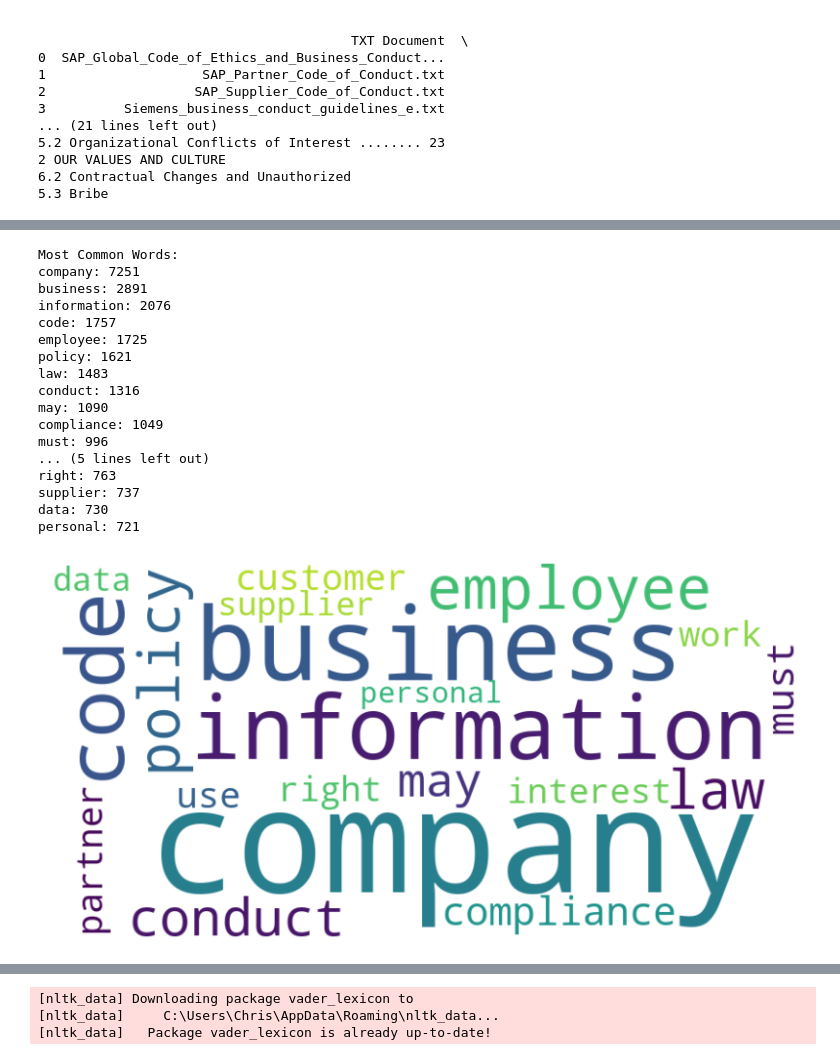
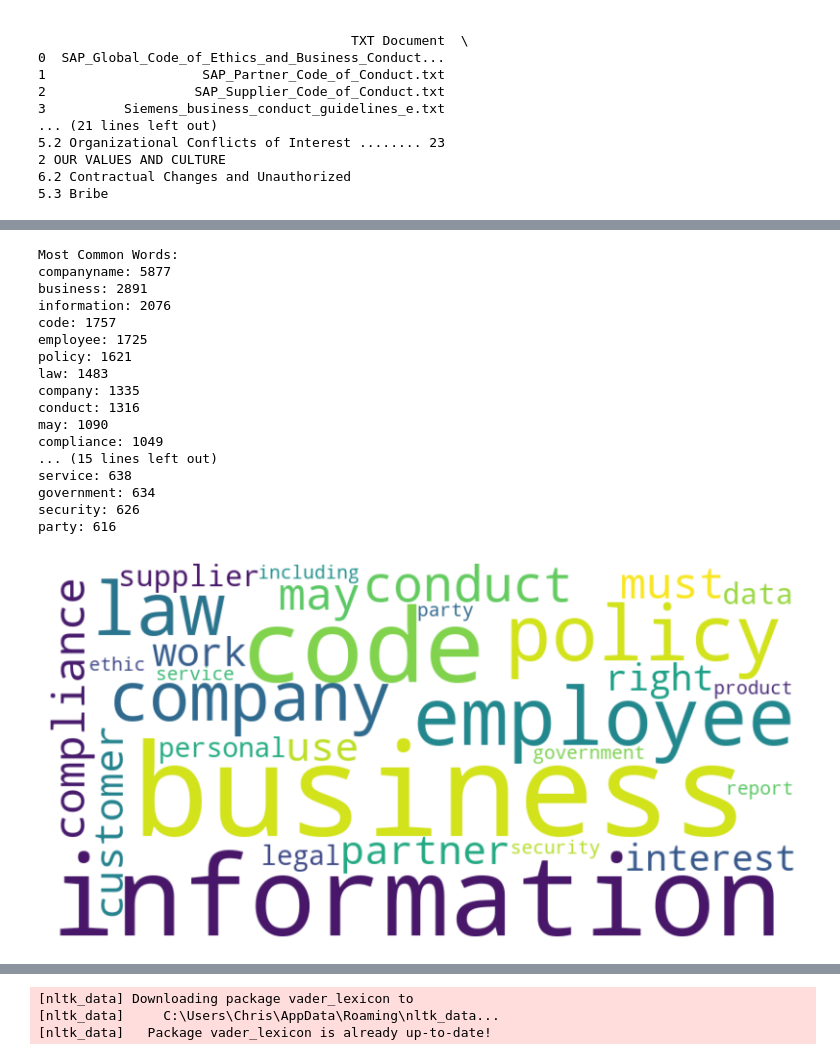
Before and after one commit to chrrei/cme-analysis, a Jupyter notebook: cme_analysis.ipynb, the cells around one changed output, grey strips where cells are left out. Saved outputs shown, nothing was run; the diff lists cells and outputs as text; code cells hidden in the pictures.

Commit message:
adjusted analysis notebook

```diff
--- a/cme_analysis.ipynb
+++ b/cme_analysis.ipynb
@@ -67,51 +66,52 @@ from nltk.tokenize import word_tokenize, MWETokenizer
 from nltk.stem import WordNetLemmatizer
 from nltk.stem.snowball import GermanStemmer
 
-# Set seed for reproducibility in langdetect
+# Seed für reproduzierbarkeit
 DetectorFactory.seed = 0
 
-# Necessary NLTK resources
+# NLTK ressourcen
 nltk.download('punkt')
 nltk.download('stopwords')
 nltk.download('wordnet')
 nltk.download('averaged_perceptron_tagger')
 
 def preprocess_text(document, company_name):
-    # Replace the company name with "COMPANY"
-    document = re.sub(r'\b{}\b'.format(re.escape(company_name)), 'COMPANY', document, flags=re.IGNORECASE)
+    # Firmenname wir din jedem dokument durch 'companyname' ersetzt
+    pattern = r'\b({}|{})\b'.format(re.escape(company_name), company_name.replace(' ', r'\s+'))
+    document = re.sub(pattern, 'companyname', document, flags=re.IGNORECASE)
 
-    # Language detection
+    # Sprache versuchen zu erkennen (Bosch ist in deutsch)
     try:
         lang = detect(document)
     except:
         lang = 'unknown'
 
-    # Remove non-text characters
+    # Nicht-Text-Zeichenb entfernen
     document = re.sub(r'[^\w\s]', ' ', document)
 
-    # Tokenization and lower casing
+    # In Kleinbuchstaben verwandeln und tokenisieren
     tokens = word_tokenize(document.lower())
 
     if lang == 'en':
-        # English-specific preprocessing
+        # Spezifische behandlung für englisch
         stopwords_list = stopwords.words('english')
         lemmatizer = WordNetLemmatizer()
         tokens = [lemmatizer.lemmatize(token) for token in tokens if token not in stopwords_list and token.isalpha()]
     elif lang == 'de':
-        # German-specific preprocessing
+        # Spezifische Behandlung für deutsch
         stopwords_list = stopwords.words('german')
         stemmer = GermanStemmer()
         tokens = [stemmer.stem(token) for token in tokens if token not in stopwords_list and token.isalpha()]
     else:
-        # Fallback to basic filtering
+        # Falls irgendwas schief lief: einfaches filtering
         tokens = [token for token in tokens if token.isalpha()]
 
     return ' '.join(tokens)
 
-# Apply preprocessing to each document
+# Jedes txt Dokument bearbeiten
 metadata['cleaned_document'] = metadata.apply(lambda x: preprocess_text(x['document_content'], x['Company Name']), axis=1)
 
-# Display the first few rows of the cleaned data
+# Erste paar Zeilen der bearbeiteten Daten anzeigen
 print(metadata[['Summary', 'Company Name', 'TXT Document', 'cleaned_document']].head())
 # %% [output]
 [nltk_data] Downloading package punkt to
@@ -151,56 +151,54 @@ print(metadata[['Summary', 'Company Name', 'TXT Document', 'cleaned_document']].
 from collections import Counter
 import matplotlib.pyplot as plt
 
-# Function to calculate the frequency of words
+# Wörter-frequenz berechen
 def get_frequency(data):
-    # Join all documents into one large string
+    # alle Dokumente in einen großen string zusammenführen
     text = ' '.join(data['cleaned_document'].tolist())
-    # Tokenize the text
+    # Tokenisieren
     tokens = text.split()
-    # Calculate frequency of each token
+    # Frequenz per Token berechnen
     frequency = Counter(tokens)
-    return frequency.most_common(20)  # You can adjust the number here based on your needs
+    return frequency.most_common(30)
 
-# Get the most common words
 common_words = get_frequency(metadata)
 
-# Display the most common words
 print("Most Common Words:")
 for word, freq in common_words:
     print(f"{word}: {freq}")
 # %% [output]
 Most Common Words:
-company: 7251
+companyname: 5877
 business: 2891
 information: 2076
 code: 1757
 employee: 1725
 policy: 1621
 law: 1483
+company: 1335
 conduct: 1316
 may: 1090
 compliance: 1049
-must: 996
-... (5 lines left out)
-right: 763
-supplier: 737
-data: 730
-personal: 721
+... (15 lines left out)
+service: 638
+government: 634
+security: 626
+party: 616
 # %%
 from wordcloud import WordCloud
 
-# Generate a word cloud
+# Wordcloud generieren
 def generate_word_cloud(frequencies):
     wordcloud = WordCloud(width=800, height=400, background_color='white').generate_from_frequencies(dict(frequencies))
     plt.figure(figsize=(10, 5))
     plt.imshow(wordcloud, interpolation='bilinear')
-    plt.axis('off')  # Hide the axes
+    plt.axis('off')
     plt.show()
 
-# Create and display the word cloud
-generate_word_cloud(common_words)
+# Erst-häufigstes wort war immer "companyname", was ich selbst in die dokumente eingefügt hatte
+generate_word_cloud(common_words[1::])
 # %% [output]
-[figure, old version]
+[figure, new version]
 # %%
 from collections import Counter
 
```
Also changed, not shown: parts of 11 cells of this notebook.
